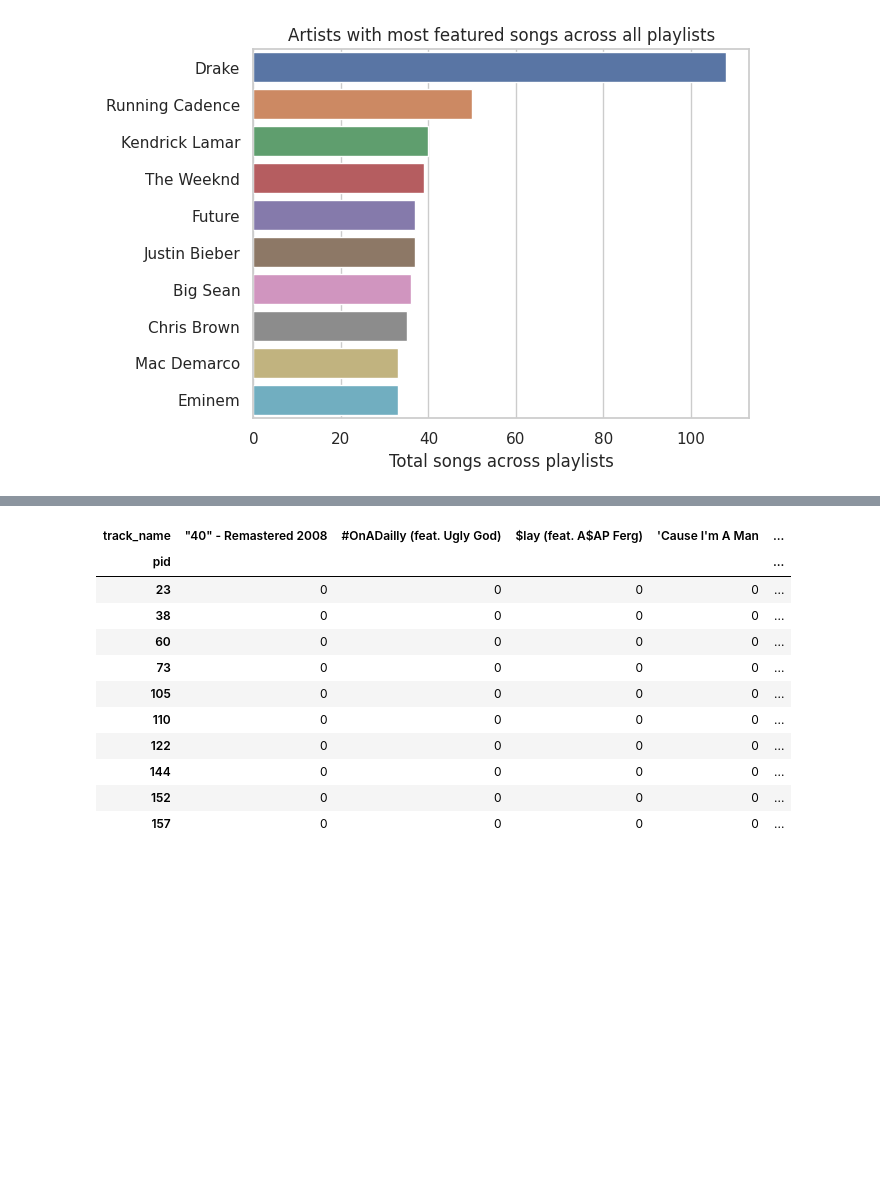
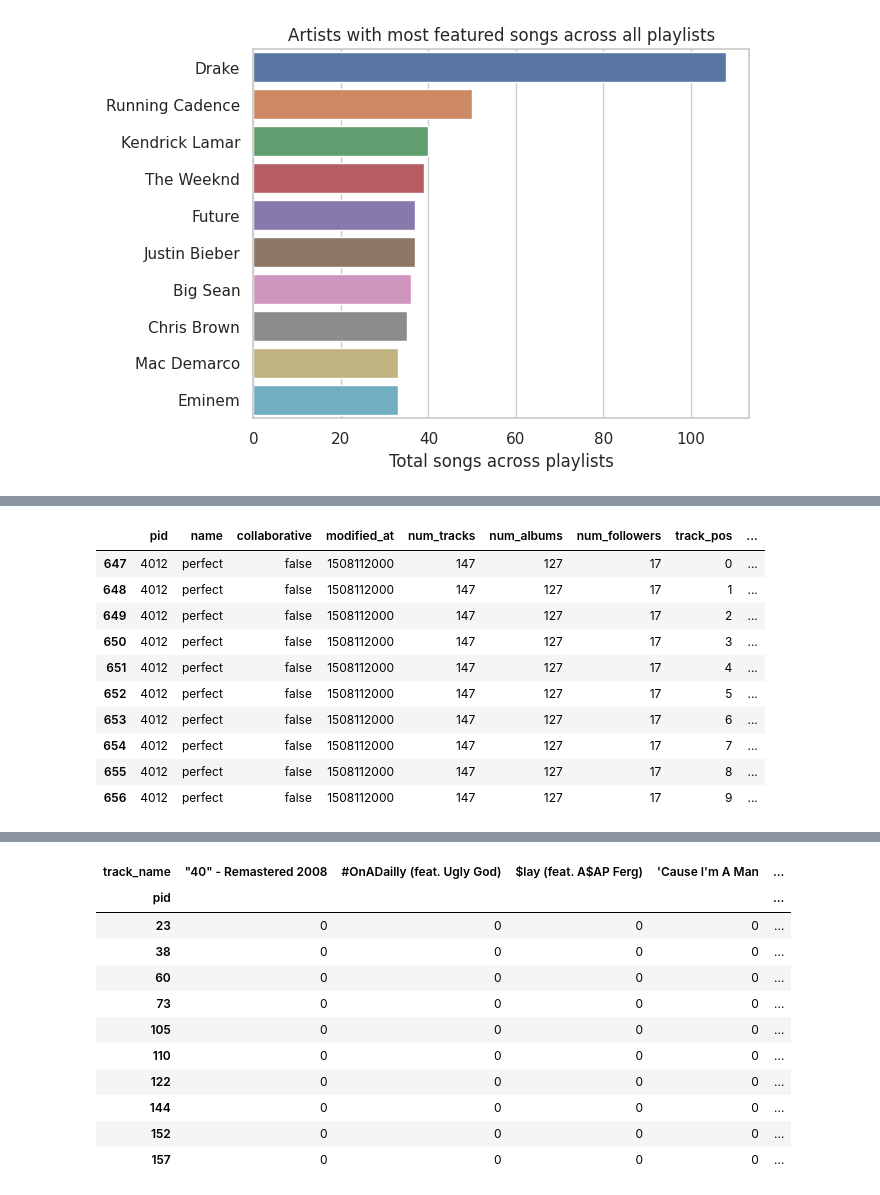
Before and after one commit to Ruby-L-i-n/CSDS234_FinalProject, a Jupyter notebook: SpotifyPlaylist.ipynb, the cells around one changed output, grey strips where cells are left out. Cells and saved outputs as stored; diff of their text form; code cells hidden in the pictures; blank space fills up the shorter version.

```diff
--- a/SpotifyPlaylist.ipynb
+++ b/SpotifyPlaylist.ipynb
@@ -122,0 +173,29 @@ Text(0.5, 0, 'Total songs across playlists')
+# %%
+"""
+We chose playlists (pids) with greater than 100 songs so that our model has at least 30 songs to work with if we
+split 70% of the playlist into training and the other 30% into testing, we'd still have about our average playlist size
+of 70 songs for our model to provide 30 recommendations for.
+"""
+# Filter playlists with between 100 and 200 tracks
+large_test_pl = test1000_df[(test1000_df['num_tracks'] >= 100) & (test1000_df['num_tracks'] <= 200)]
+
+# Randomly select 25 unique playlist pids
+selected_playlist_pids = large_test_pl['pid'].sample(n=25, random_state=18).tolist()
+
+# Filter the DataFrame to include only rows corresponding to the selected playlist pids
+test_playlists = large_test_pl[large_test_pl['pid'].isin(selected_playlist_pids)]
+
+# Display the first 10 tuples selected playlists
+test_playlists.head(10)
+# %% [output]
+|  | pid | name | collaborative | modified_at | num_tracks | num_albums | num_followers | track_pos | ... |
+| 647 | 4012 | perfect | false | 1508112000 | 147 | 127 | 17 | 0 | ... |
+| 648 | 4012 | perfect | false | 1508112000 | 147 | 127 | 17 | 1 | ... |
+| 649 | 4012 | perfect | false | 1508112000 | 147 | 127 | 17 | 2 | ... |
+| 650 | 4012 | perfect | false | 1508112000 | 147 | 127 | 17 | 3 | ... |
+| 651 | 4012 | perfect | false | 1508112000 | 147 | 127 | 17 | 4 | ... |
+| 652 | 4012 | perfect | false | 1508112000 | 147 | 127 | 17 | 5 | ... |
+| 653 | 4012 | perfect | false | 1508112000 | 147 | 127 | 17 | 6 | ... |
+| 654 | 4012 | perfect | false | 1508112000 | 147 | 127 | 17 | 7 | ... |
+| 655 | 4012 | perfect | false | 1508112000 | 147 | 127 | 17 | 8 | ... |
+| 656 | 4012 | perfect | false | 1508112000 | 147 | 127 | 17 | 9 | ... |
```
Also changed, not shown: parts of 22 cells of this notebook.
